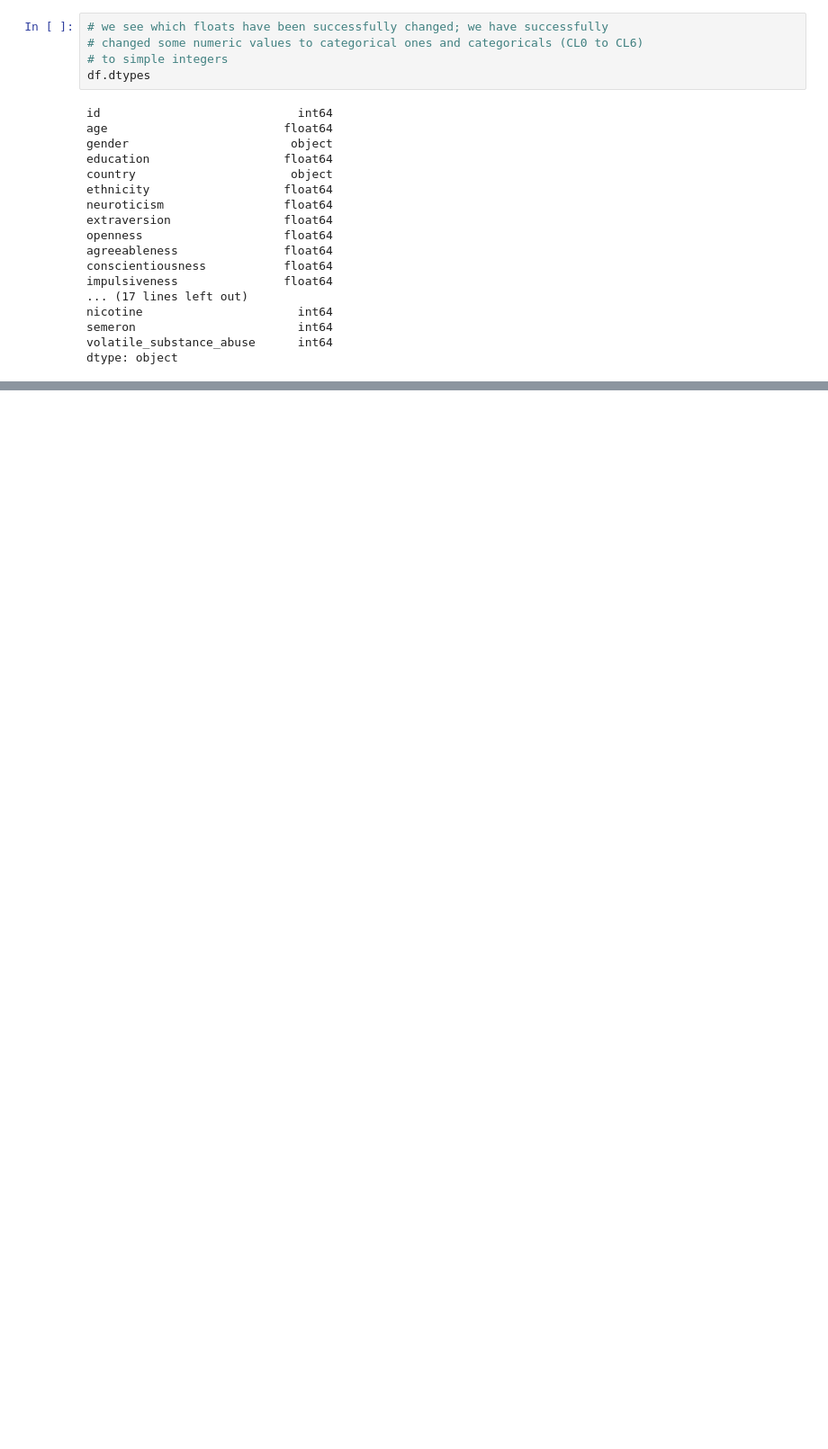
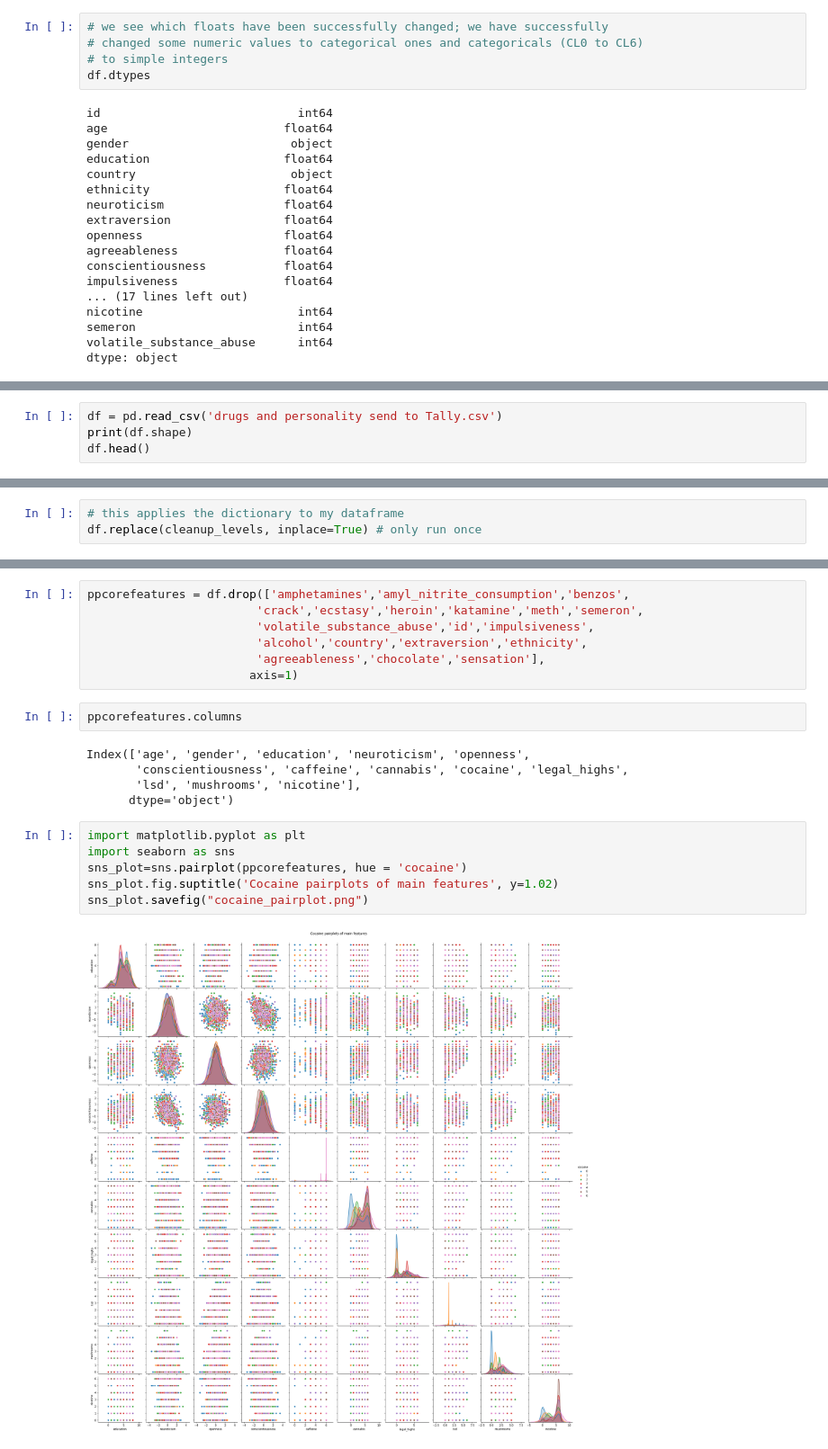
Before and after one commit to augurnaut/Build-2-Predictive-Model-about-Drug-Use-based-on-Demographic-and-Personality, a Jupyter notebook: Build_Week_2_draft_predictive_modeling.ipynb, the cells around one changed output, grey strips where cells are left out. Shown at 90% size. Drawn from its saved outputs; the diff is of its cells as text; blank space fills up the shorter version.

```diff
--- a/Build_Week_2_draft_predictive_modeling.ipynb
+++ b/Build_Week_2_draft_predictive_modeling.ipynb
@@ -469,0 +1432,4 @@ Name: country, dtype: int64
+# %%
+df = pd.read_csv('drugs and personality send to Tally.csv')
+print(df.shape)
+df.head()
@@ -469,0 +1497,3 @@ Name: country, dtype: int64
+# %%
+# this applies the dictionary to my dataframe
+df.replace(cleanup_levels, inplace=True) # only run once
@@ -469,0 +1559,22 @@ Name: country, dtype: int64
+# %%
+ppcorefeatures = df.drop(['amphetamines','amyl_nitrite_consumption','benzos',
+                        'crack','ecstasy','heroin','katamine','meth','semeron',
+                        'volatile_substance_abuse','id','impulsiveness',
+                        'alcohol','country','extraversion','ethnicity',
+                        'agreeableness','chocolate','sensation'],
+                       axis=1)
+# %%
+ppcorefeatures.columns
+# %% [output]
+Index(['age', 'gender', 'education', 'neuroticism', 'openness',
+       'conscientiousness', 'caffeine', 'cannabis', 'cocaine', 'legal_highs',
+       'lsd', 'mushrooms', 'nicotine'],
+      dtype='object')
+# %%
+import matplotlib.pyplot as plt
+import seaborn as sns
+sns_plot=sns.pairplot(ppcorefeatures, hue = 'cocaine')
+sns_plot.fig.suptitle('Cocaine pairplots of main features', y=1.02)
+sns_plot.savefig("cocaine_pairplot.png")
+# %% [output]
+[figure, added]
```
Also changed, not shown: parts of 103 cells of this notebook.
